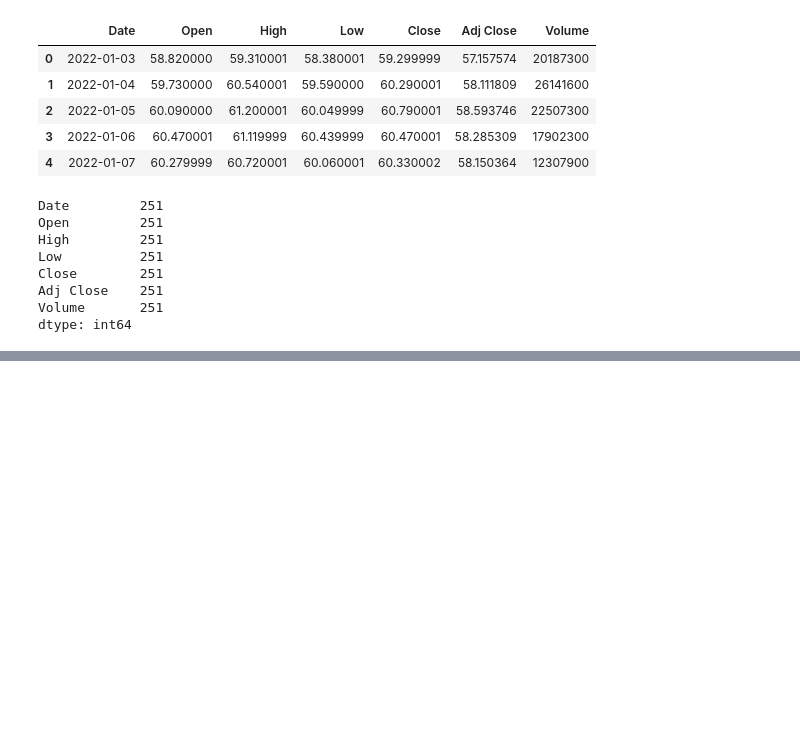
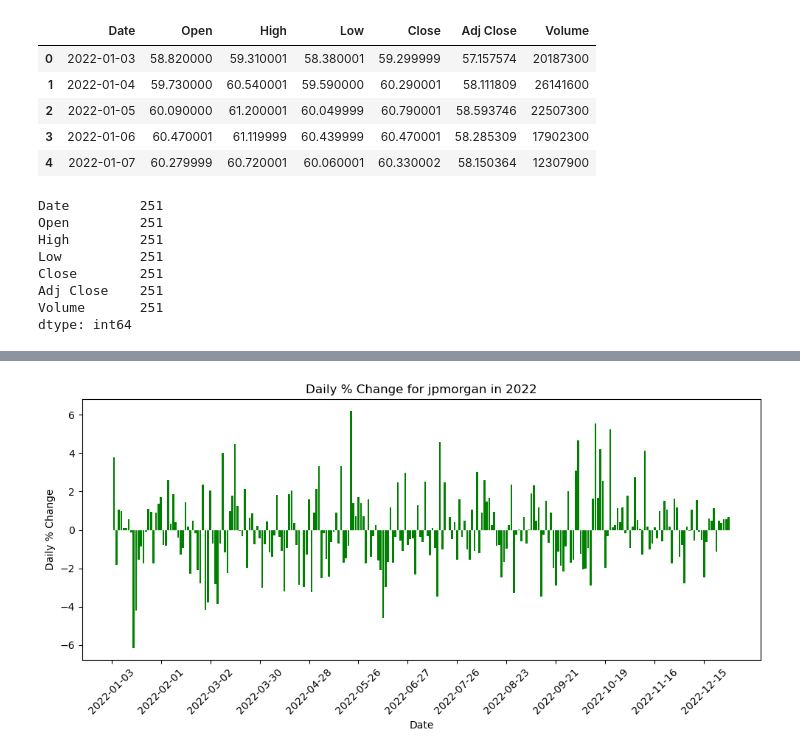
Before and after one commit to LetsGetCoding2/CIS3120, a Jupyter notebook: 3120_Project_Group_5.ipynb, the cells around one changed output, grey strips where cells are left out. Saved outputs shown, nothing was run; the diff lists cells and outputs as text; code cells hidden in the pictures; blank space fills up the shorter version.

```diff
--- a/3120_Project_Group_5.ipynb
+++ b/3120_Project_Group_5.ipynb
@@ -178,0 +377,4 @@ dtype: int64
+# %%
+percentageGraph(jpmorgan, 'jpmorgan')
+# %% [output]
+[figure, added]
```
Also changed, not shown: parts of 66 cells of this notebook.
